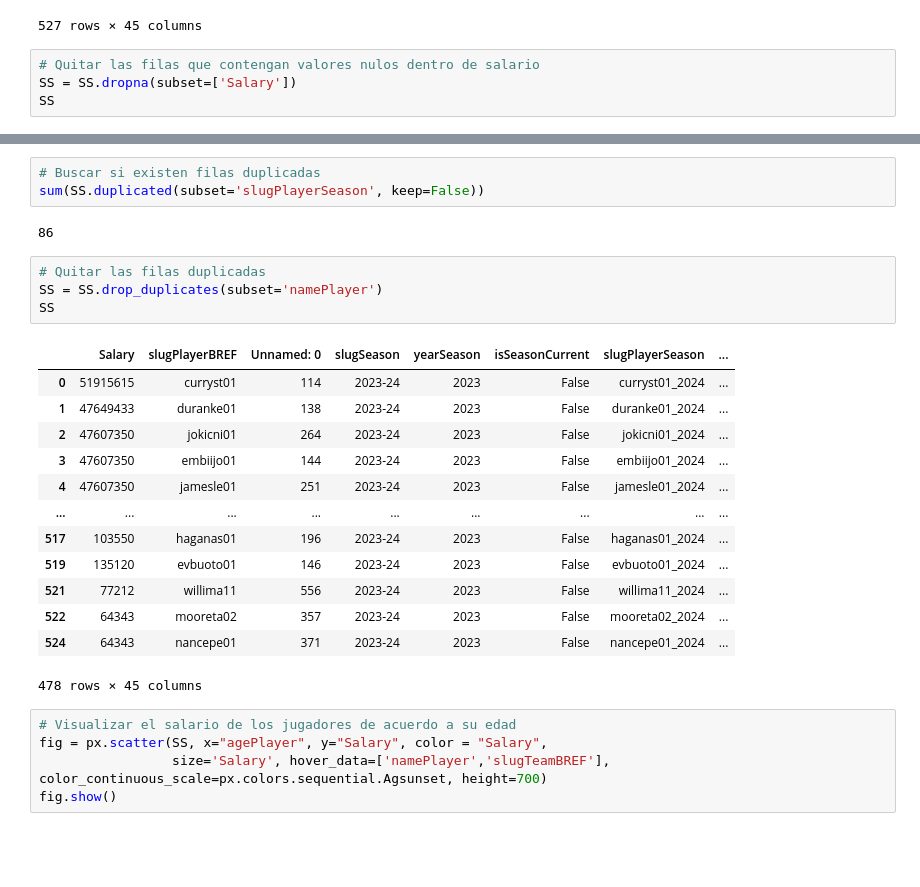
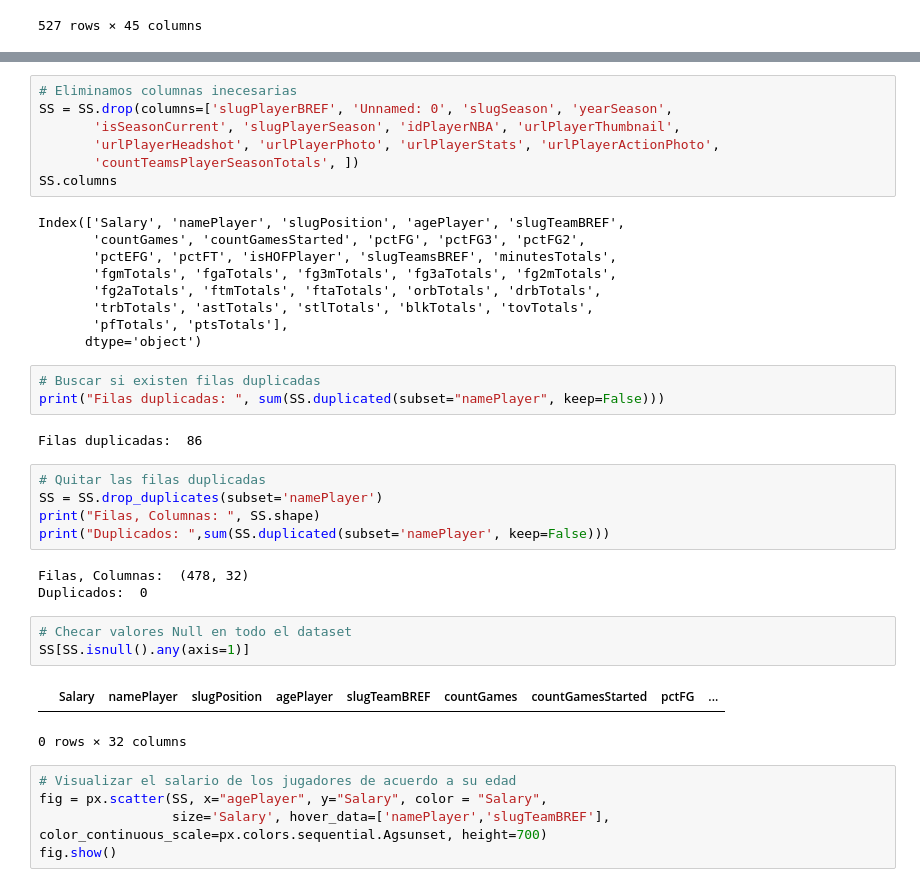
Before and after one commit to m-1806/nba, a Jupyter notebook: M.ipynb, the cells around one changed output, grey strips where cells are left out. Drawn from its saved outputs; the diff is of its cells as text; blank space fills up the shorter version.

```diff
--- a/M.ipynb
+++ b/M.ipynb
@@ -132,7 +132,3 @@ SS
 | 525 | 77212 | willima11 | 556 | 2023-24 | 2023 | False | willima11_2024 | ... |
 | 526 | 2600008 | garubus01 | 165 | 2023-24 | 2023 | False | garubus01_2024 | ... |
 527 rows × 45 columns
-# %%
-# Quitar las filas que contengan valores nulos dentro de salario
-SS = SS.dropna(subset=['Salary'])
-SS
@@ -153,26 +149,38 @@ SS
+# %%
+# Eliminamos columnas inecesarias
+SS = SS.drop(columns=['slugPlayerBREF', 'Unnamed: 0', 'slugSeason', 'yearSeason',
+       'isSeasonCurrent', 'slugPlayerSeason', 'idPlayerNBA', 'urlPlayerThumbnail',
+       'urlPlayerHeadshot', 'urlPlayerPhoto', 'urlPlayerStats', 'urlPlayerActionPhoto',
+       'countTeamsPlayerSeasonTotals', ])
+SS.columns
+# %% [output]
+Index(['Salary', 'namePlayer', 'slugPosition', 'agePlayer', 'slugTeamBREF',
+       'countGames', 'countGamesStarted', 'pctFG', 'pctFG3', 'pctFG2',
+       'pctEFG', 'pctFT', 'isHOFPlayer', 'slugTeamsBREF', 'minutesTotals',
+       'fgmTotals', 'fgaTotals', 'fg3mTotals', 'fg3aTotals', 'fg2mTotals',
+       'fg2aTotals', 'ftmTotals', 'ftaTotals', 'orbTotals', 'drbTotals',
+       'trbTotals', 'astTotals', 'stlTotals', 'blkTotals', 'tovTotals',
+       'pfTotals', 'ptsTotals'],
+      dtype='object')
 # %%
 # Buscar si existen filas duplicadas
-sum(SS.duplicated(subset='slugPlayerSeason', keep=False))
+print("Filas duplicadas: ", sum(SS.duplicated(subset="namePlayer", keep=False)))
 # %% [output]
-86
+Filas duplicadas:  86
 # %%
 # Quitar las filas duplicadas
 SS = SS.drop_duplicates(subset='namePlayer')
-SS
+print("Filas, Columnas: ", SS.shape)
+print("Duplicados: ",sum(SS.duplicated(subset='namePlayer', keep=False)))
 # %% [output]
-|  | Salary | slugPlayerBREF | Unnamed: 0 | slugSeason | yearSeason | isSeasonCurrent | slugPlayerSeason | ... |
-| 0 | 51915615 | curryst01 | 114 | 2023-24 | 2023 | False | curryst01_2024 | ... |
-| 1 | 47649433 | duranke01 | 138 | 2023-24 | 2023 | False | duranke01_2024 | ... |
-| 2 | 47607350 | jokicni01 | 264 | 2023-24 | 2023 | False | jokicni01_2024 | ... |
-| 3 | 47607350 | embiijo01 | 144 | 2023-24 | 2023 | False | embiijo01_2024 | ... |
-| 4 | 47607350 | jamesle01 | 251 | 2023-24 | 2023 | False | jamesle01_2024 | ... |
-| ... | ... | ... | ... | ... | ... | ... | ... | ... |
-| 517 | 103550 | haganas01 | 196 | 2023-24 | 2023 | False | haganas01_2024 | ... |
-| 519 | 135120 | evbuoto01 | 146 | 2023-24 | 2023 | False | evbuoto01_2024 | ... |
-| 521 | 77212 | willima11 | 556 | 2023-24 | 2023 | False | willima11_2024 | ... |
-| 522 | 64343 | mooreta02 | 357 | 2023-24 | 2023 | False | mooreta02_2024 | ... |
-| 524 | 64343 | nancepe01 | 371 | 2023-24 | 2023 | False | nancepe01_2024 | ... |
-478 rows × 45 columns
+Filas, Columnas:  (478, 32)
+Duplicados:  0
+# %%
+# Checar valores Null en todo el dataset
+SS[SS.isnull().any(axis=1)]
+# %% [output]
+|  | Salary | namePlayer | slugPosition | agePlayer | slugTeamBREF | countGames | countGamesStarted | pctFG | ... |
+0 rows × 32 columns
 # %%
 # Visualizar el salario de los jugadores de acuerdo a su edad
 fig = px.scatter(SS, x="agePlayer", y="Salary", color = "Salary",
```
Also changed, not shown: parts of 2 cells of this notebook.
